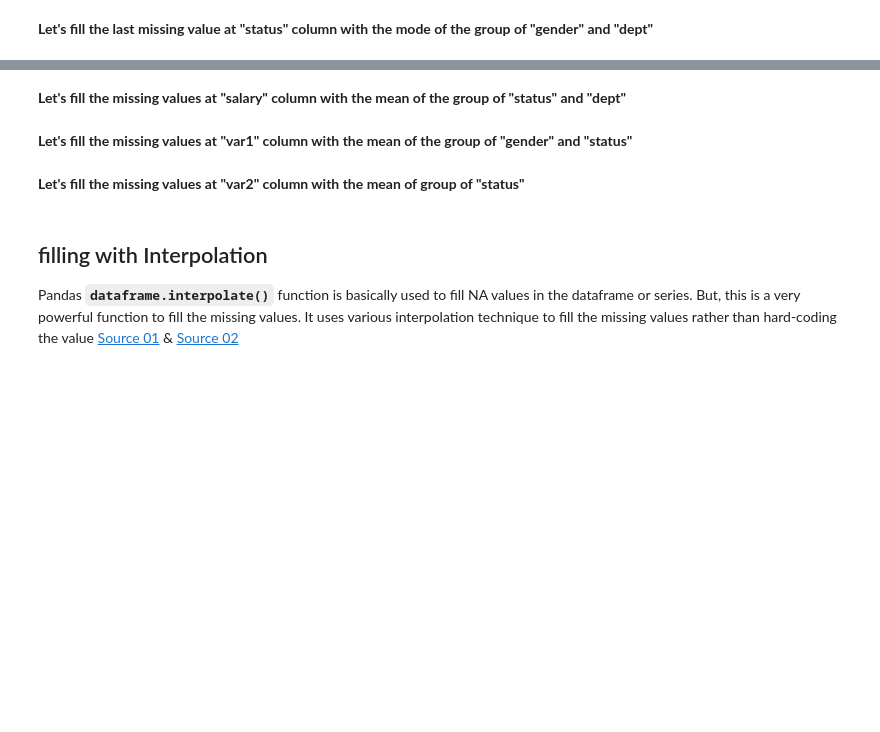
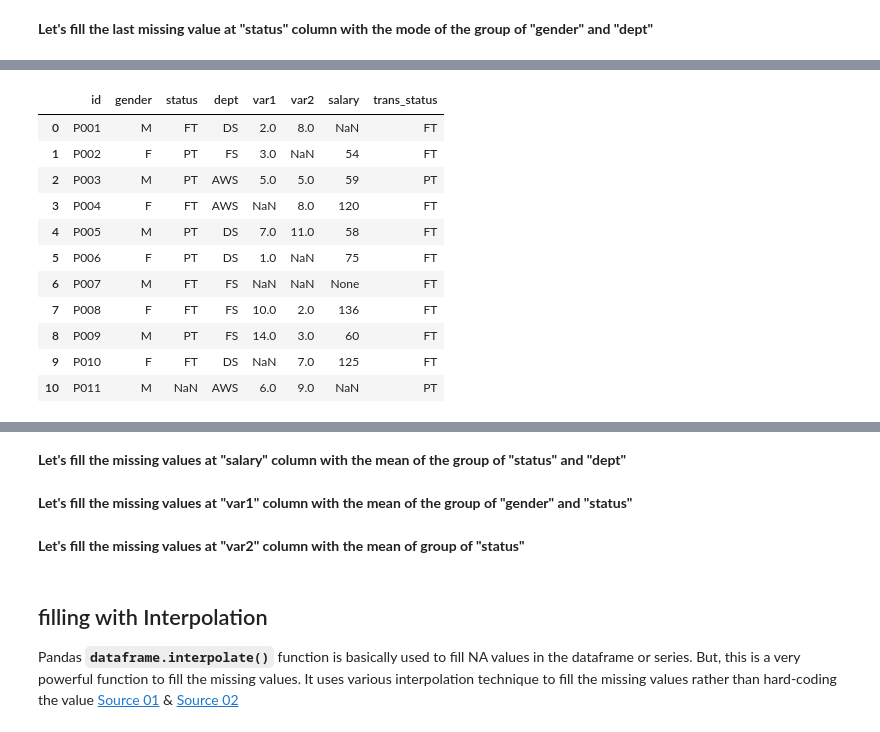
Before and after one commit to tadanur/Python-Assignments, a Jupyter notebook: DAwPy_S7_(Handling_with_Missing_Values)_student.ipynb, the cells around one changed output, grey strips where cells are left out. Drawn from its saved outputs; the diff is of its cells as text; code cells hidden in the pictures; blank space fills up the shorter version.

```diff
--- a/DAwPy_S7_(Handling_with_Missing_Values)_student.ipynb
+++ b/DAwPy_S7_(Handling_with_Missing_Values)_student.ipynb
@@ -134,0 +707,2 @@ style="color:blue; background-color:#dfa8e4" data-toggle="popover">Content</a>
+# %%
+df.dropna(axis=1, how="any", thresh=9, inplace=False)
@@ -153,0 +1024,3 @@ For more information about [interpolation](https://www.geeksforgeeks.org/python-
+# %%
+df.dept.fillna(method="ffill", inplace=True)
+df
@@ -155,0 +1060,7 @@ For more information about [interpolation](https://www.geeksforgeeks.org/python-
+# %%
+# condition kullanarak bir doldurma islemi yapilacaksa
+# inplace=True calismaz.
+
+df.loc[df["salary"]>=100, "status"].fillna(df.loc[df["salary"]>=100, "status"].mode()[0], inplace=True)
+df.loc[df["salary"]<100, "status"].fillna(df.loc[df["salary"]<100, "status"].mode()[0], inplace=True)
+df
@@ -155,0 +1080,4 @@ For more information about [interpolation](https://www.geeksforgeeks.org/python-
+# %%
+df.loc[df["salary"]>=100, "status"] = df.loc[df["salary"]>=100, "status"].fillna(df.loc[df["salary"]>=100, "status"].mode()[0])
+df.loc[df["salary"]<100, "status"] = df.loc[df["salary"]<100, "status"].fillna(df.loc[df["salary"]<100, "status"].mode()[0])
+df
@@ -157,0 +1129,16 @@ For more information about [interpolation](https://www.geeksforgeeks.org/python-
+# %%
+df["trans_status"] = df.groupby(["gender", "dept"])["status"].transform(lambda x: x.mode()[0])
+df
+# %% [output]
+|  | id | gender | status | dept | var1 | var2 | salary | trans_status |
+| 0 | P001 | M | FT | DS | 2.0 | 8.0 | NaN | FT |
+| 1 | P002 | F | PT | FS | 3.0 | NaN | 54 | FT |
+| 2 | P003 | M | PT | AWS | 5.0 | 5.0 | 59 | PT |
+| 3 | P004 | F | FT | AWS | NaN | 8.0 | 120 | FT |
+| 4 | P005 | M | PT | DS | 7.0 | 11.0 | 58 | FT |
+| 5 | P006 | F | PT | DS | 1.0 | NaN | 75 | FT |
+| 6 | P007 | M | FT | FS | NaN | NaN | None | FT |
+| 7 | P008 | F | FT | FS | 10.0 | 2.0 | 136 | FT |
+| 8 | P009 | M | PT | FS | 14.0 | 3.0 | 60 | FT |
+| 9 | P010 | F | FT | DS | NaN | 7.0 | 125 | FT |
+| 10 | P011 | M | NaN | AWS | 6.0 | 9.0 | NaN | PT |
```
Also changed, not shown: parts of 79 cells of this notebook.
